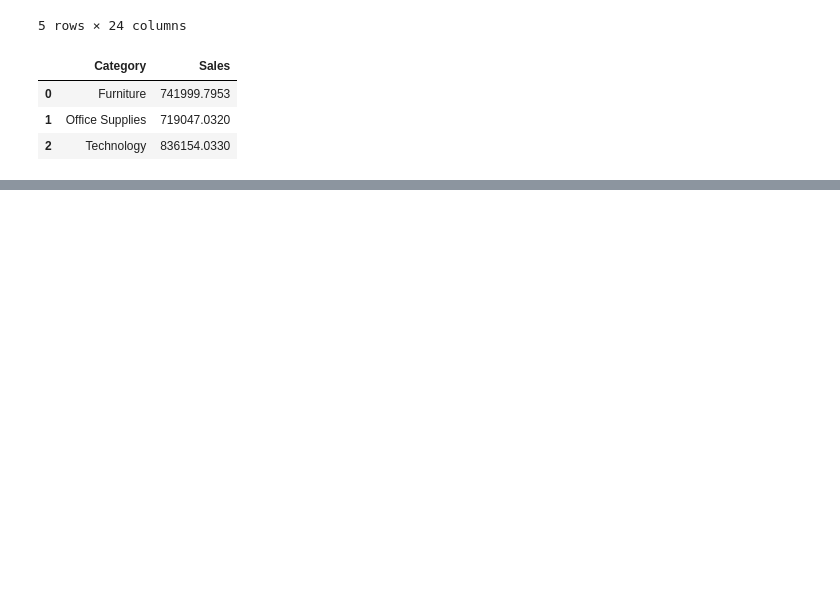
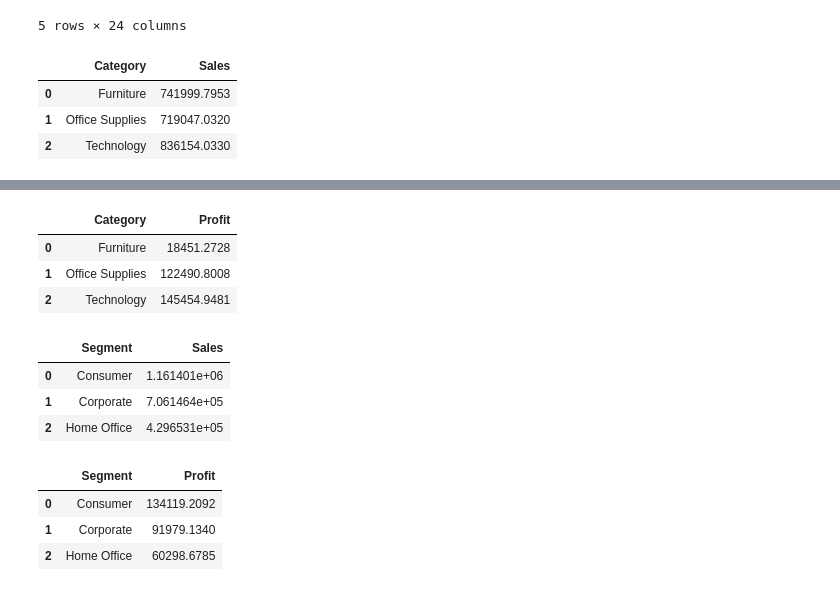
Before and after one commit to aadityamehandiyan-ux/projects-, a Jupyter notebook: Ecommerce_dataAnalysis_project.ipynb, the cells around one changed output, grey strips where cells are left out. Drawn from its saved outputs; the diff is of its cells as text; code cells hidden in the pictures; blank space fills up the shorter version.

```diff
--- a/Ecommerce_dataAnalysis_project.ipynb
+++ b/Ecommerce_dataAnalysis_project.ipynb
@@ -145,0 +246,7 @@ TypeError: pie() got an unexpected keyword argument 'x'
+# %%
+profit_by_category
+# %% [output]
+|  | Category | Profit |
+| 0 | Furniture | 18451.2728 |
+| 1 | Office Supplies | 122490.8008 |
+| 2 | Technology | 145454.9481 |
@@ -145,0 +279,7 @@ TypeError: pie() got an unexpected keyword argument 'x'
+# %%
+sales_by_segment
+# %% [output]
+|  | Segment | Sales |
+| 0 | Consumer | 1.161401e+06 |
+| 1 | Corporate | 7.061464e+05 |
+| 2 | Home Office | 4.296531e+05 |
@@ -145,0 +298,7 @@ TypeError: pie() got an unexpected keyword argument 'x'
+# %%
+profit_by_segment
+# %% [output]
+|  | Segment | Profit |
+| 0 | Consumer | 134119.2092 |
+| 1 | Corporate | 91979.1340 |
+| 2 | Home Office | 60298.6785 |
```
Also changed, not shown: parts of 23 cells of this notebook.
